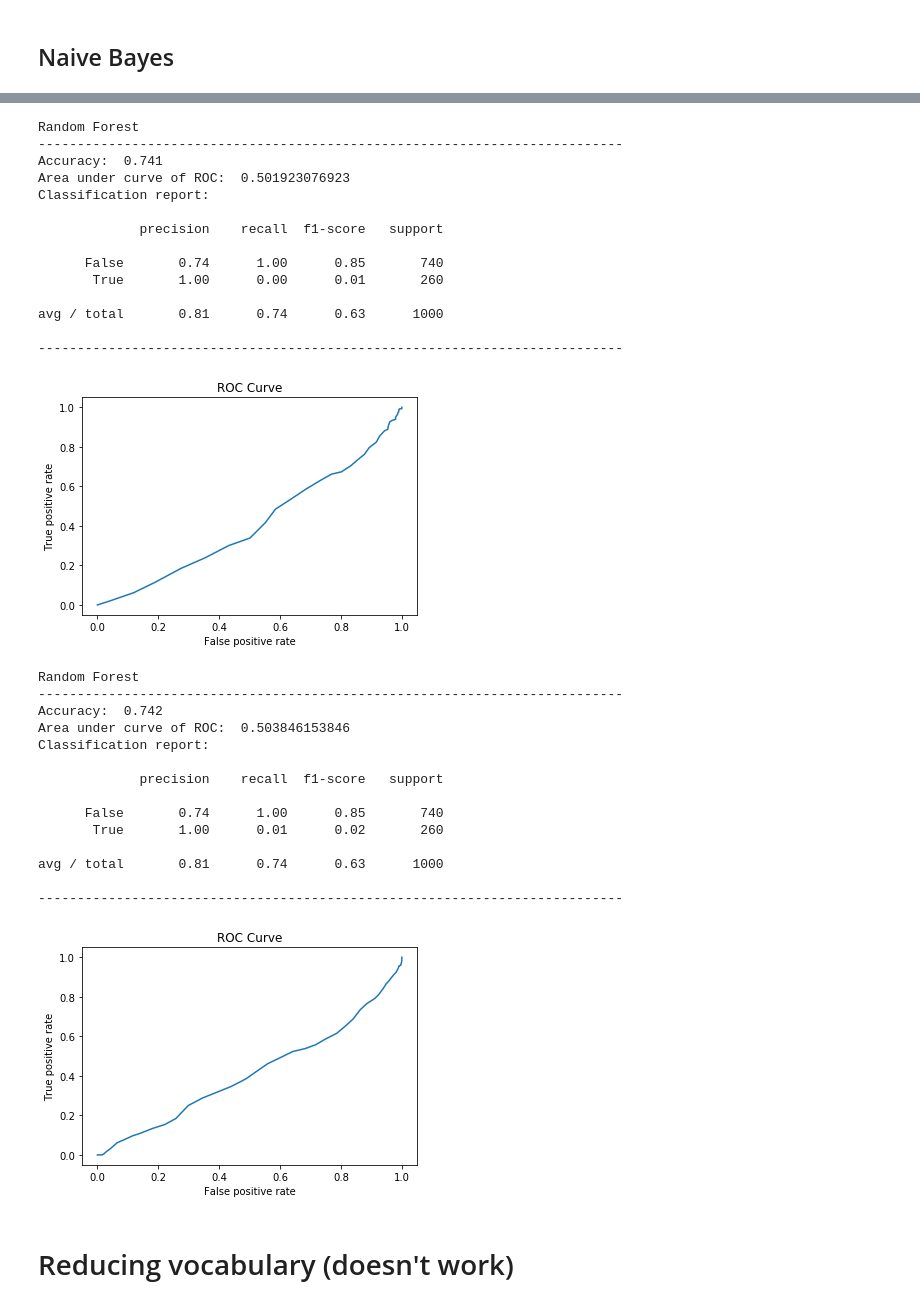
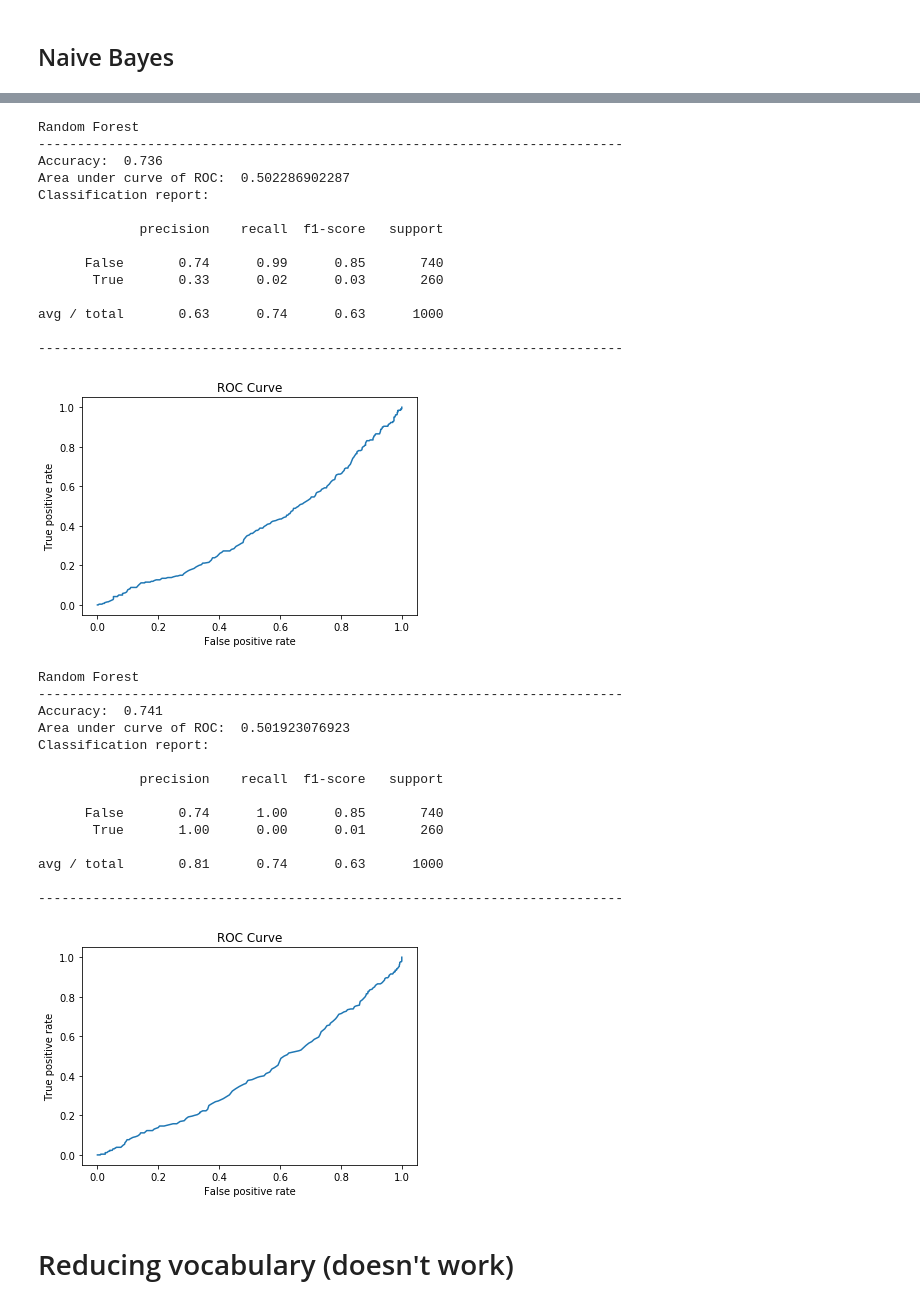
Before and after one commit to maynard242/Classification-Pizza, a Jupyter notebook: W207 Basic Programs LT.ipynb, the cells around one changed output, grey strips where cells are left out. Saved outputs shown, nothing was run; the diff lists cells and outputs as text; code cells hidden in the pictures.

```diff
--- a/W207 Basic Programs LT.ipynb
+++ b/W207 Basic Programs LT.ipynb
@@ -236,9 +244,9 @@ def data_preprocessor(s):
     s = [re.sub(r'\d+',r'number ',s) for s in s] # convert digits to number
     s = [re.sub(r' +',r' ',s) for s in s] # convert multiple spaces to single space
 
-    # This sets word size to n=5
+    # This sets word size to n=8
     num = 8
-    def set_word(s):
+    def size_word(s):
         temp = []
         for s in s:
             x = s.split()
@@ -247,8 +255,24 @@ def data_preprocessor(s):
             temp.append(z)
         return temp
 
+    # Using NLTK 3.0
+
+    stemmer = PorterStemmer()
+    lemmanizer = WordNetLemmatizer()
+
+    def set_word(s):
+        temp = []
+        for s in s:
+            x = stemmer.stem(s)
+            z = lemmanizer.lemmatize(x,pos='v')
+            z = ''.join(z)
+            temp.append(z)
+        return temp
+
+    s = size_word(s)
     s = set_word(s)
 
+
     return s
 # %%
 # Set up the data with CountVectorizer
@@ -424,45 +448,45 @@ avg / total       0.67      0.71      0.68      1000
 # %%
-RF = RandomForestClassifier(n_estimators=100)
+RF = RandomForestClassifier(n_estimators=500)
 
 RF.fit(tVector, trainLabel)
 score_rep(devLabel, RF.predict(dVector),'Random Forest')
 roc_curve1(devLabel, RF.predict_proba(dVector)[:,0])
 
 
 RF.fit(tVector_p, trainLabel)
 score_rep(devLabel,RF.predict(dVector_p),'Random Forest')
 roc_curve1(devLabel, RF.predict_proba(dVector_p)[:,0])
 # %% [output]
 Random Forest
 ---------------------------------------------------------------------------
-Accuracy:  0.741
-Area under curve of ROC:  0.501923076923
+Accuracy:  0.736
+Area under curve of ROC:  0.502286902287
 Classification report:
 
              precision    recall  f1-score   support
 
-      False       0.74      1.00      0.85       740
-       True       1.00      0.00      0.01       260
+      False       0.74      0.99      0.85       740
+       True       0.33      0.02      0.03       260
 
-avg / total       0.81      0.74      0.63      1000
+avg / total       0.63      0.74      0.63      1000
 
 ---------------------------------------------------------------------------
-[figure, old version]
+[figure, new version]
 Random Forest
 ---------------------------------------------------------------------------
-Accuracy:  0.742
-Area under curve of ROC:  0.503846153846
+Accuracy:  0.741
+Area under curve of ROC:  0.501923076923
 Classification report:
 
              precision    recall  f1-score   support
 
       False       0.74      1.00      0.85       740
-       True       1.00      0.01      0.02       260
+       True       1.00      0.00      0.01       260
 
 avg / total       0.81      0.74      0.63      1000
 
 ---------------------------------------------------------------------------
-[figure, old version]
+[figure, new version]
 # %% [markdown]
 # Reducing vocabulary (doesn't work)
 # %%
```
Also changed, not shown: parts of 6 cells of this notebook.
